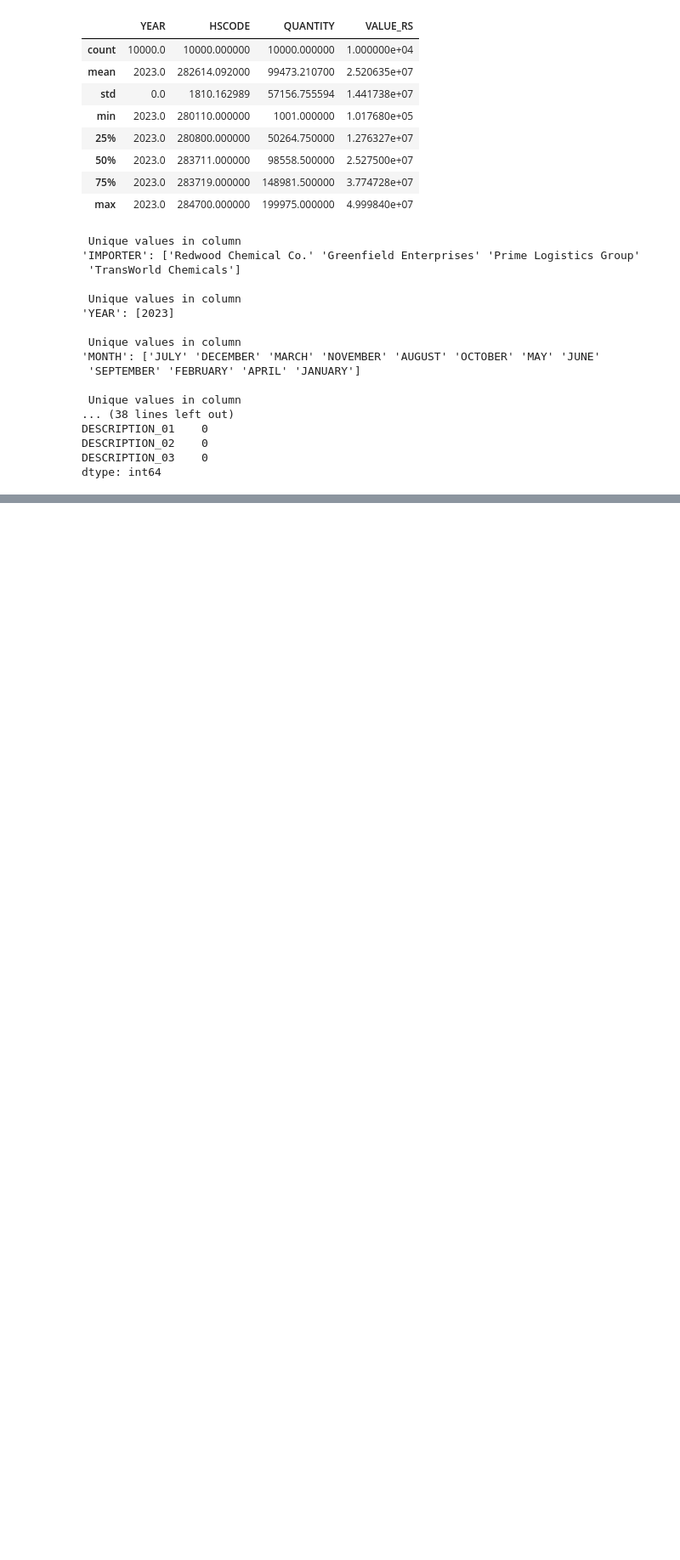
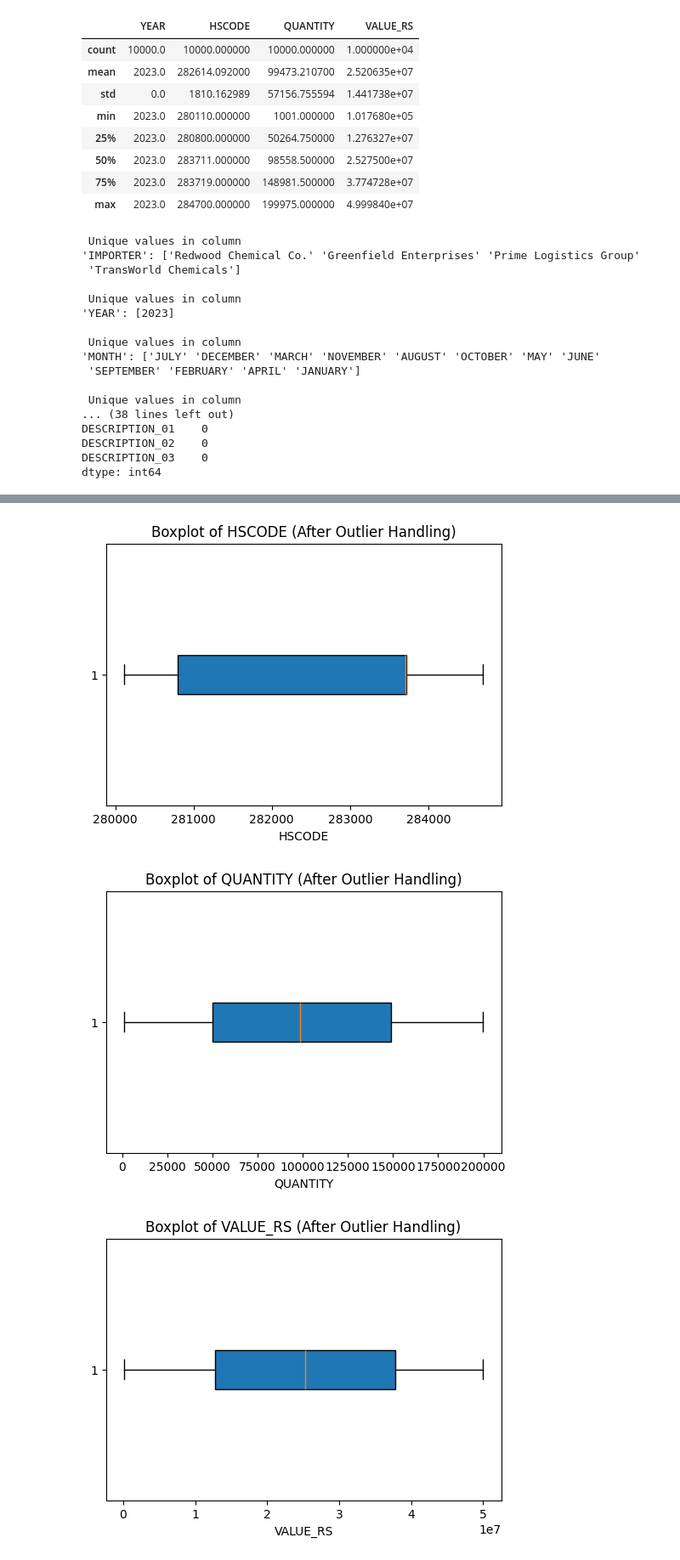
Before and after one commit to Thusharkanth/DSGP, a Jupyter notebook: DSGP_Data_preprocessing_.ipynb, the cells around one changed output, grey strips where cells are left out. Shown: that part at 85% size. Saved outputs shown, nothing was run; the diff lists cells and outputs as text; code cells hidden in the pictures; blank space fills up the shorter version.

```diff
--- a/DSGP_Data_preprocessing_.ipynb
+++ b/DSGP_Data_preprocessing_.ipynb
@@ -88,6 +88,9 @@ print()
 print(all_data.isnull().sum())
 
 # since there is now missing values we can move on
+
+# Droping these col because it has the same value kg and 2023
+all_data = all_data.drop(['UNIT', 'YEAR'], axis=1)
 # %% [output]
  Unique values in column
 'IMPORTER': ['Redwood Chemical Co.' 'Greenfield Enterprises' 'Prime Logistics Group'
@@ -121,0 +125,26 @@ Categorical Columns: ['IMPORTER', 'MONTH', 'COUNTRY', 'UNIT', 'DESCRIPTION_01',
+# %%
+# handling Outlier
+
+# Create box plots after outlier handling
+for col in numerical_cols:
+    plt.figure(figsize=(6, 4))
+    plt.boxplot(all_data[col], vert=False, patch_artist=True)
+    plt.title(f"Boxplot of {col} (After Outlier Handling)")
+    plt.xlabel(col)
+    plt.show()
+
+
+for column in numerical_cols:
+    Q1 = all_data[column].quantile(0.25)
+    Q3 = all_data[column].quantile(0.75)
+    IQR = Q3 - Q1
+    lower_bound = Q1 - 1.5 * IQR
+    upper_bound = Q3 + 1.5 * IQR
+
+    # Replace outliers with the median
+    median = all_data[column].median()
+    all_data[column] = np.where((all_data[column] < lower_bound) | (all_data[column] > upper_bound), median, all_data[column])
+# %% [output]
+[figure, added]
+[figure, added]
+[figure, added]
```
Also changed, not shown: parts of 4 cells of this notebook.
